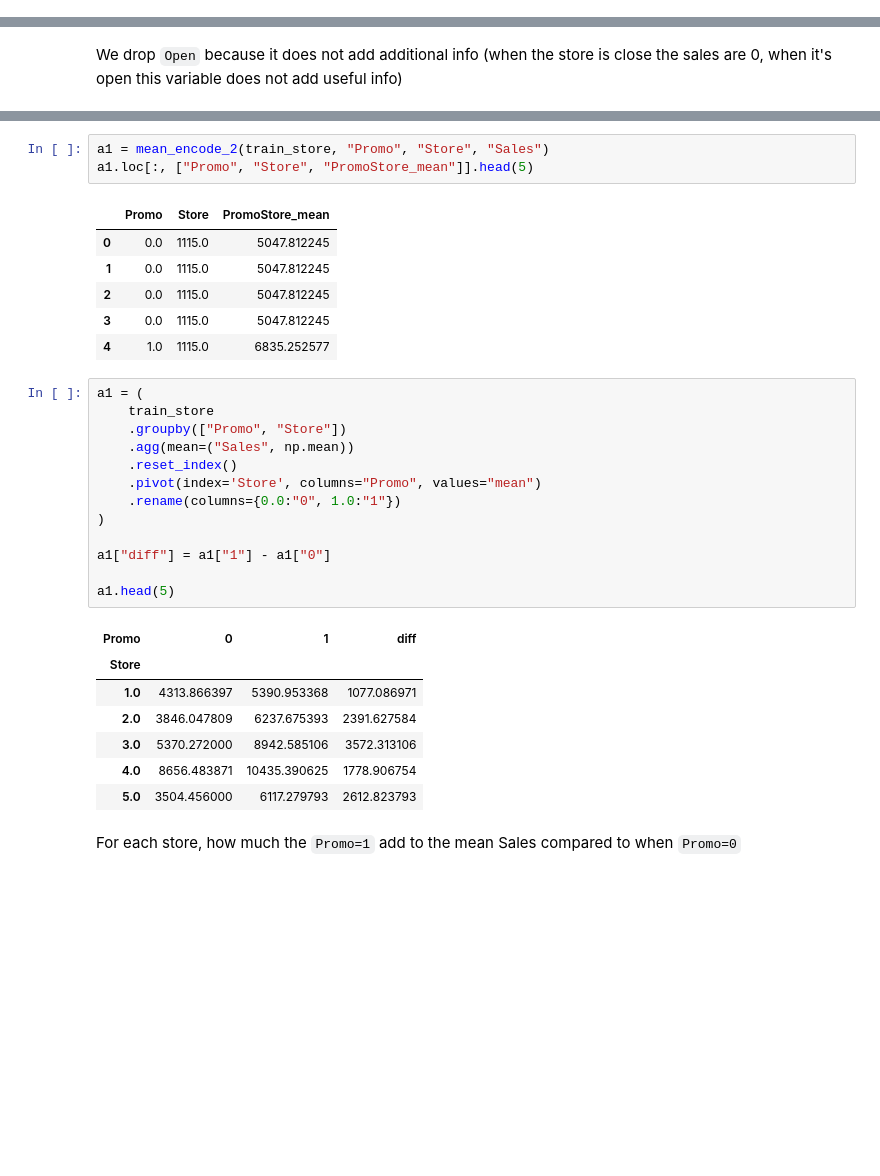
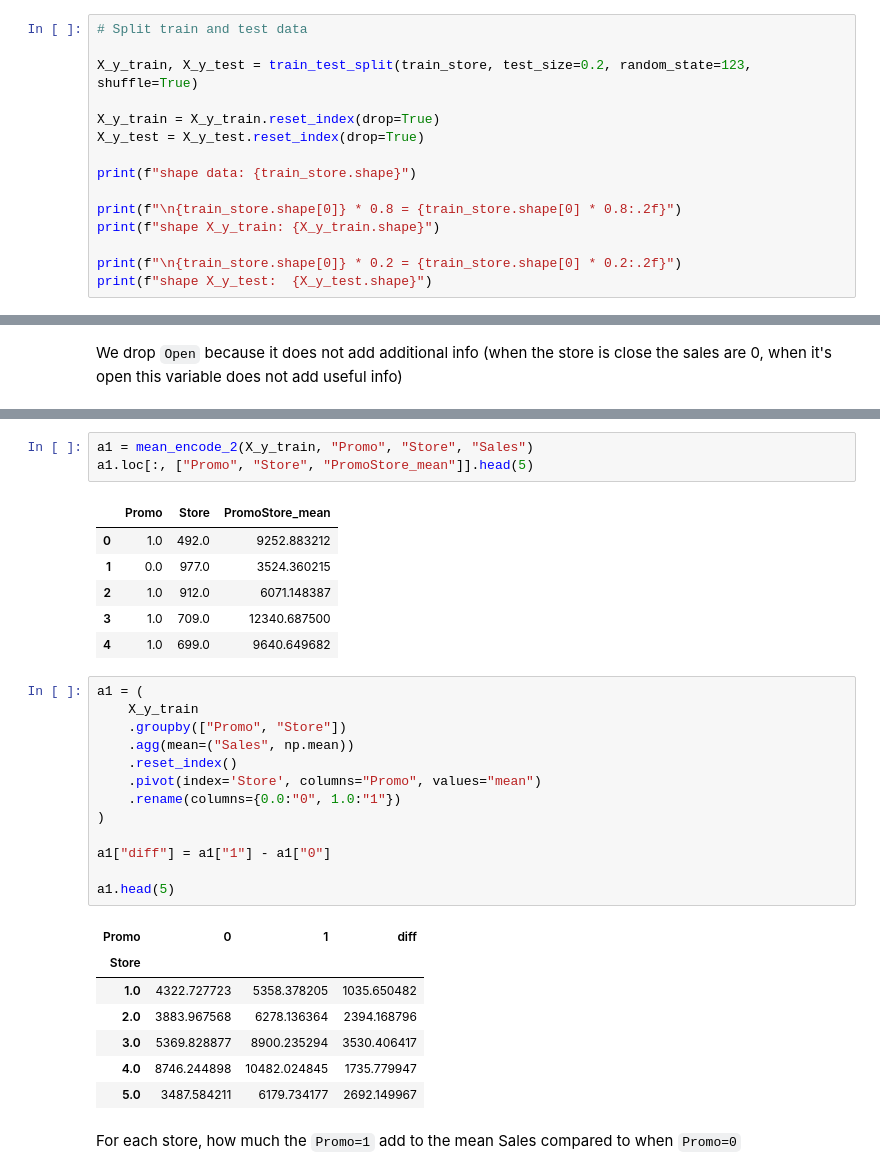
Before and after one commit to DanieleDidino/minicomp-rossman, a Jupyter notebook: 1_EDA.ipynb, the cells around one changed output, grey strips where cells are left out. Drawn from its saved outputs; the diff is of its cells as text; blank space fills up the shorter version.

```diff
--- a/1_EDA.ipynb
+++ b/1_EDA.ipynb
@@ -326,0 +335,15 @@ train_store.iloc[:,13:].head(10)
+# %%
+# Split train and test data
+
+X_y_train, X_y_test = train_test_split(train_store, test_size=0.2, random_state=123, shuffle=True)
+
+X_y_train = X_y_train.reset_index(drop=True)
+X_y_test = X_y_test.reset_index(drop=True)
+
+print(f"shape data: {train_store.shape}")
+
+print(f"\n{train_store.shape[0]} * 0.8 = {train_store.shape[0] * 0.8:.2f}")
+print(f"shape X_y_train: {X_y_train.shape}")
+
+print(f"\n{train_store.shape[0]} * 0.2 = {train_store.shape[0] * 0.2:.2f}")
+print(f"shape X_y_test:  {X_y_test.shape}")
@@ -504,34 +576,34 @@ The percentage of NA is: 3.02%
 # %%
-a1 = mean_encode_2(train_store, "Promo", "Store", "Sales")
+a1 = mean_encode_2(X_y_train, "Promo", "Store", "Sales")
 a1.loc[:, ["Promo", "Store", "PromoStore_mean"]].head(5)
 # %% [output]
 |  | Promo | Store | PromoStore_mean |
-| 0 | 0.0 | 1115.0 | 5047.812245 |
-| 1 | 0.0 | 1115.0 | 5047.812245 |
-| 2 | 0.0 | 1115.0 | 5047.812245 |
-| 3 | 0.0 | 1115.0 | 5047.812245 |
-| 4 | 1.0 | 1115.0 | 6835.252577 |
+| 0 | 1.0 | 492.0 | 9252.883212 |
+| 1 | 0.0 | 977.0 | 3524.360215 |
+| 2 | 1.0 | 912.0 | 6071.148387 |
+| 3 | 1.0 | 709.0 | 12340.687500 |
+| 4 | 1.0 | 699.0 | 9640.649682 |
 # %%
 a1 = (
-    train_store
+    X_y_train
     .groupby(["Promo", "Store"])
     .agg(mean=("Sales", np.mean))
     .reset_index()
     .pivot(index='Store', columns="Promo", values="mean")
     .rename(columns={0.0:"0", 1.0:"1"})
 )
 
 a1["diff"] = a1["1"] - a1["0"]
 
 a1.head(5)
 # %% [output]
 | Promo | 0 | 1 | diff |
 | Store |  |  |  |
-| 1.0 | 4313.866397 | 5390.953368 | 1077.086971 |
-| 2.0 | 3846.047809 | 6237.675393 | 2391.627584 |
-| 3.0 | 5370.272000 | 8942.585106 | 3572.313106 |
-| 4.0 | 8656.483871 | 10435.390625 | 1778.906754 |
-| 5.0 | 3504.456000 | 6117.279793 | 2612.823793 |
+| 1.0 | 4322.727723 | 5358.378205 | 1035.650482 |
+| 2.0 | 3883.967568 | 6278.136364 | 2394.168796 |
+| 3.0 | 5369.828877 | 8900.235294 | 3530.406417 |
+| 4.0 | 8746.244898 | 10482.024845 | 1735.779947 |
+| 5.0 | 3487.584211 | 6179.734177 | 2692.149967 |
 # %% [markdown]
 For each store, how much the `Promo=1` add to the mean Sales compared to when `Promo=0`
 # %%
```
Also changed, not shown: parts of 74 cells of this notebook, 4 other files.
